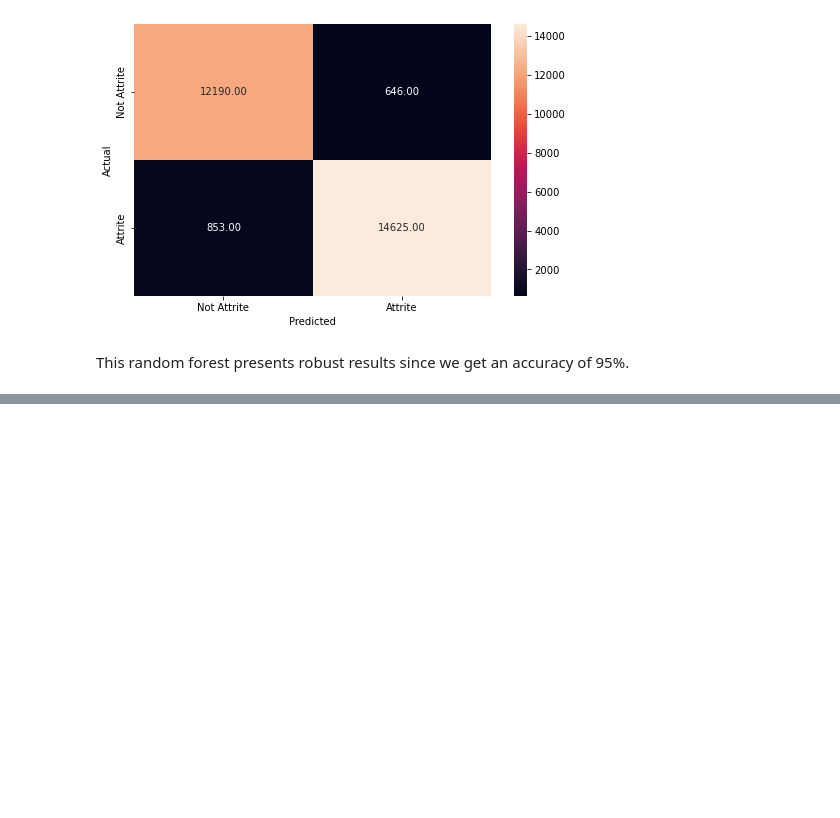
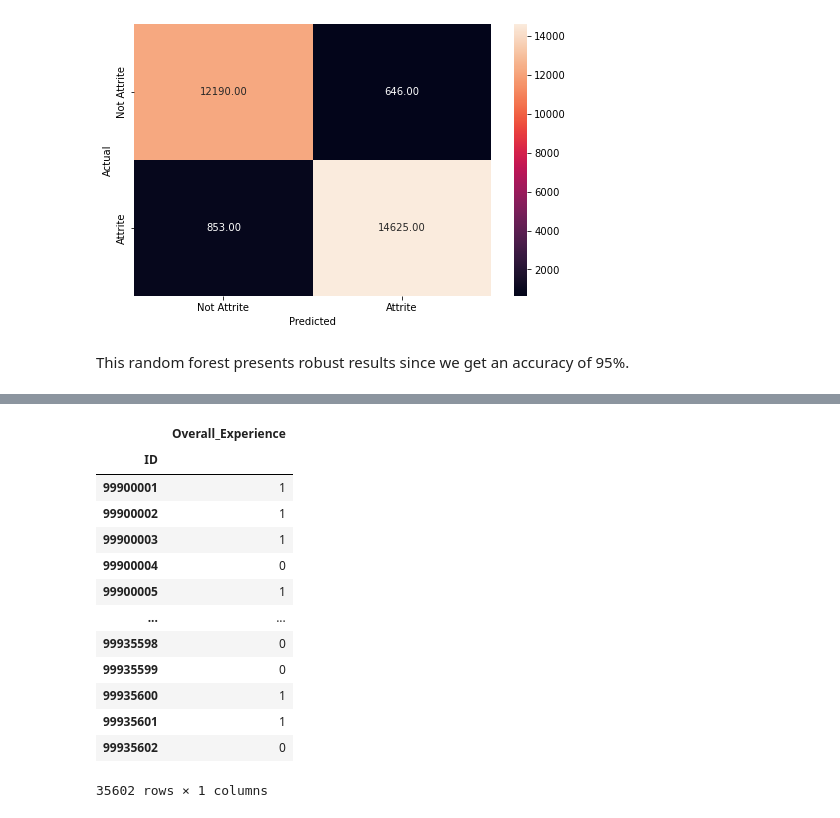
Before and after one commit to nadairshaid/big-pandas-MIT, a Jupyter notebook: models/DecisionTrees_and_RandomForests/ac-random-forest.ipynb, the cells around one changed output, grey strips where cells are left out. Saved outputs shown, nothing was run; the diff lists cells and outputs as text; code cells hidden in the pictures; blank space fills up the shorter version.

```diff
--- a/models/DecisionTrees_and_RandomForests/ac-random-forest.ipynb
+++ b/models/DecisionTrees_and_RandomForests/ac-random-forest.ipynb
@@ -200,10 +217,25 @@ This random forest presents robust results since we get an accuracy of 95%.
+# %%
+preds = rf_estimator.predict(X)
 # %%
-
-
-Making submissions
-X = dumm_test_df.drop(columns='Overall_Experience')
-preds = dt.predict(X)
 submmission_df = pd.DataFrame(data = preds,
                   index = test_df.ID.values,
                   columns = ['Overall_Experience'])
-submmission_df.rename_axis('ID').to_csv('submission1.csv')
+
+submmission_df.rename_axis('ID', inplace=True)
+
+submmission_df
+# %% [output]
+|  | Overall_Experience |
+| ID |  |
+| 99900001 | 1 |
+| 99900002 | 1 |
+| 99900003 | 1 |
+| 99900004 | 0 |
+| 99900005 | 1 |
+| ... | ... |
+| 99935598 | 0 |
+| 99935599 | 0 |
+| 99935600 | 1 |
+| 99935601 | 1 |
+| 99935602 | 0 |
+35602 rows × 1 columns
```
Also changed, not shown: parts of 4 cells of this notebook, 1 other file.
